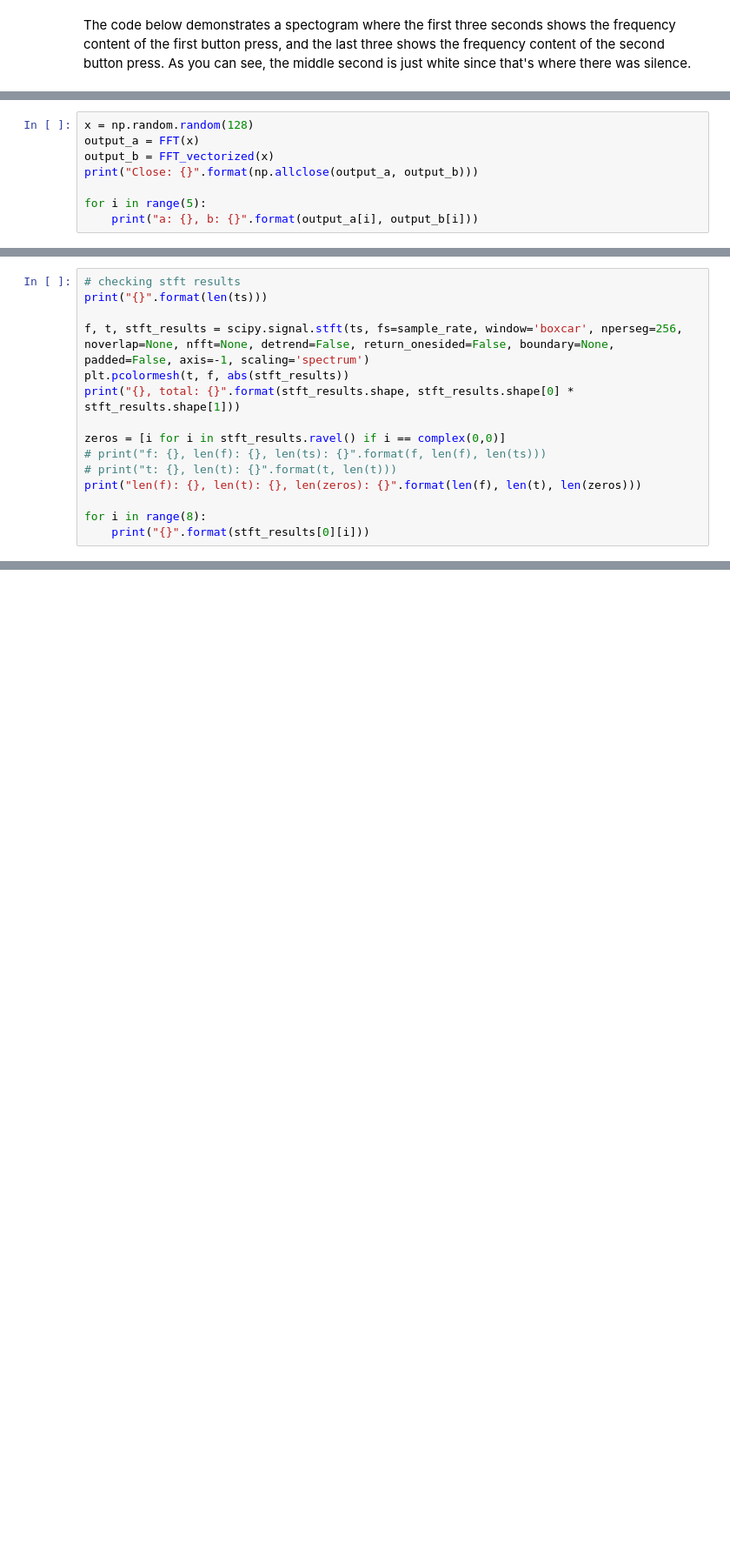
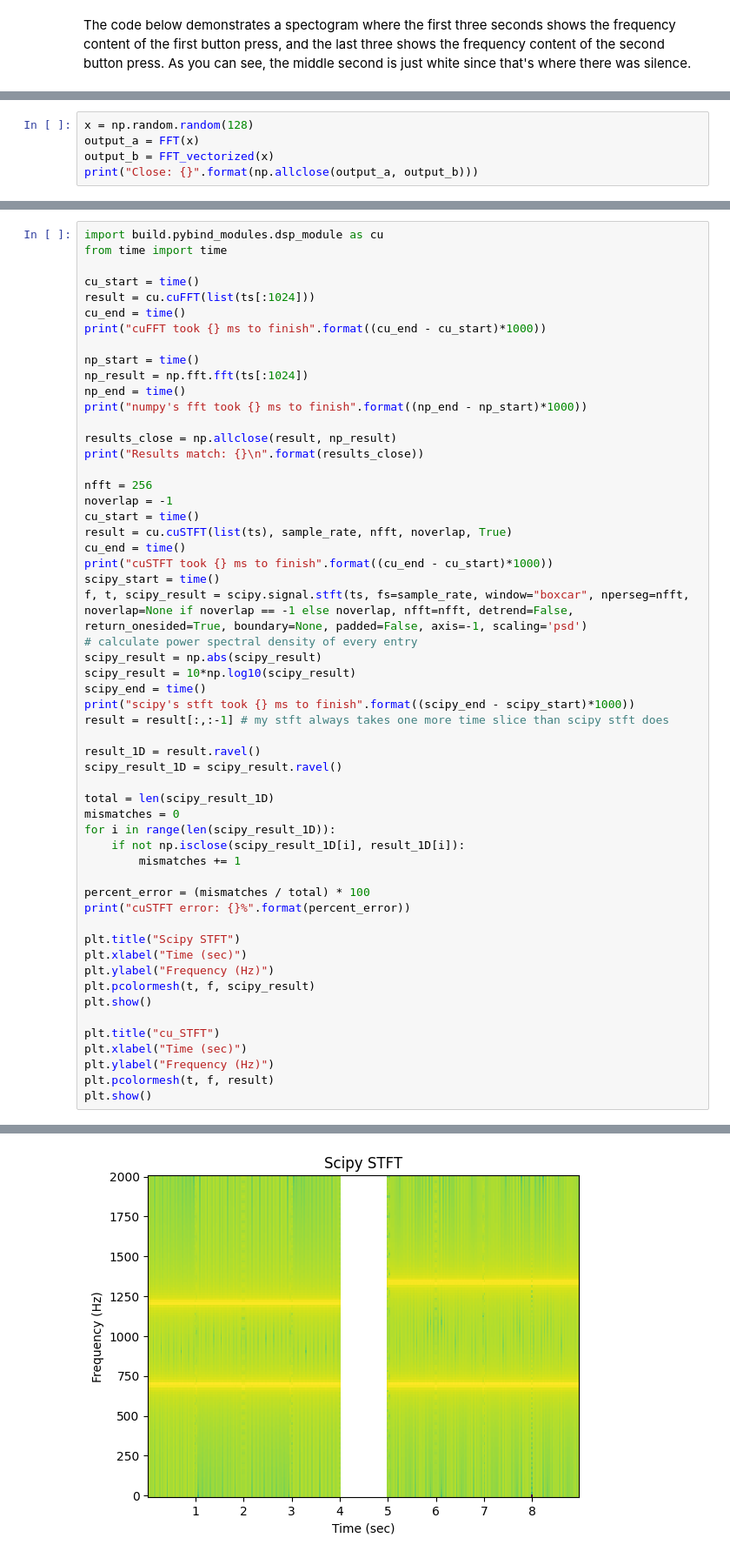
Before and after one commit to jorgejc2/MusicClassification, a Jupyter notebook: stft_introduction.ipynb, the cells around one changed output, grey strips where cells are left out. Shown at 87% size. Cells and saved outputs as stored; diff of their text form; blank space fills up the shorter version.

Commit message:
updated stft_introduction jupyter notebook

```diff
--- a/stft_introduction.ipynb
+++ b/stft_introduction.ipynb
@@ -265,9 +246,6 @@ x = np.random.random(128)
 output_a = FFT(x)
 output_b = FFT_vectorized(x)
 print("Close: {}".format(np.allclose(output_a, output_b)))
-
-for i in range(5):
-    print("a: {}, b: {}".format(output_a[i], output_b[i]))
 # %% [output]
 (128,)
 (32, 4)
@@ -348,15 +256,0 @@ print(f_copy[:4])
-# %%
-# checking stft results
-print("{}".format(len(ts)))
-
-f, t, stft_results = scipy.signal.stft(ts, fs=sample_rate, window='boxcar', nperseg=256, noverlap=None, nfft=None, detrend=False, return_onesided=False, boundary=None, padded=False, axis=-1, scaling='spectrum')
-plt.pcolormesh(t, f, abs(stft_results))
-print("{}, total: {}".format(stft_results.shape, stft_results.shape[0] * stft_results.shape[1]))
-
-zeros = [i for i in stft_results.ravel() if i == complex(0,0)]
-# print("f: {}, len(f): {}, len(ts): {}".format(f, len(f), len(ts)))
-# print("t: {}, len(t): {}".format(t, len(t)))
-print("len(f): {}, len(t): {}, len(zeros): {}".format(len(f), len(t), len(zeros)))
-
-for i in range(8):
-    print("{}".format(stft_results[0][i]))
@@ -428,0 +261,56 @@ First three freqs
+# %%
+import build.pybind_modules.dsp_module as cu
+from time import time
+
+cu_start = time()
+result = cu.cuFFT(list(ts[:1024]))
+cu_end = time()
+print("cuFFT took {} ms to finish".format((cu_end - cu_start)*1000))
+
+np_start = time()
+np_result = np.fft.fft(ts[:1024])
+np_end = time()
+print("numpy's fft took {} ms to finish".format((np_end - np_start)*1000))
+
+results_close = np.allclose(result, np_result)
+print("Results match: {}\n".format(results_close))
+
+nfft = 256
+noverlap = -1
+cu_start = time()
+result = cu.cuSTFT(list(ts), sample_rate, nfft, noverlap, True)
+cu_end = time()
+print("cuSTFT took {} ms to finish".format((cu_end - cu_start)*1000))
+scipy_start = time()
+f, t, scipy_result = scipy.signal.stft(ts, fs=sample_rate, window="boxcar", nperseg=nfft, noverlap=None if noverlap == -1 else noverlap, nfft=nfft, detrend=False, return_onesided=True, boundary=None, padded=False, axis=-1, scaling='psd')
+# calculate power spectral density of every entry
+scipy_result = np.abs(scipy_result)
+scipy_result = 10*np.log10(scipy_result)
+scipy_end = time()
+print("scipy's stft took {} ms to finish".format((scipy_end - scipy_start)*1000))
+result = result[:,:-1] # my stft always takes one more time slice than scipy stft does
+
+result_1D = result.ravel()
+scipy_result_1D = scipy_result.ravel()
+
+total = len(scipy_result_1D)
+mismatches = 0
+for i in range(len(scipy_result_1D)):
+    if not np.isclose(scipy_result_1D[i], result_1D[i]):
+        mismatches += 1
+
+percent_error = (mismatches / total) * 100
+print("cuSTFT error: {}%".format(percent_error))
+
+plt.title("Scipy STFT")
+plt.xlabel("Time (sec)")
+plt.ylabel("Frequency (Hz)")
+plt.pcolormesh(t, f, scipy_result)
+plt.show()
+
+plt.title("cu_STFT")
+plt.xlabel("Time (sec)")
+plt.ylabel("Frequency (Hz)")
+plt.pcolormesh(t, f, result)
+plt.show()
+# %% [output]
@@ -428,0 +324 @@ First three freqs
+[figure, added]
```
Also changed, not shown: parts of 14 cells of this notebook, 7 other files.
